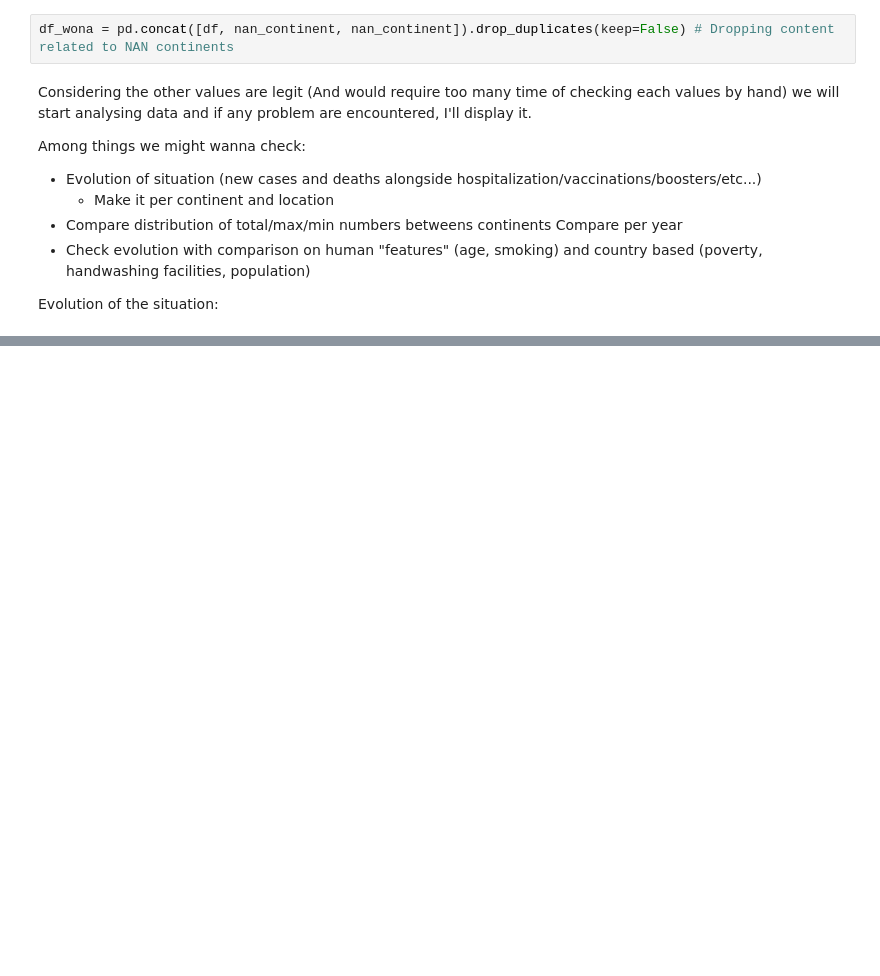
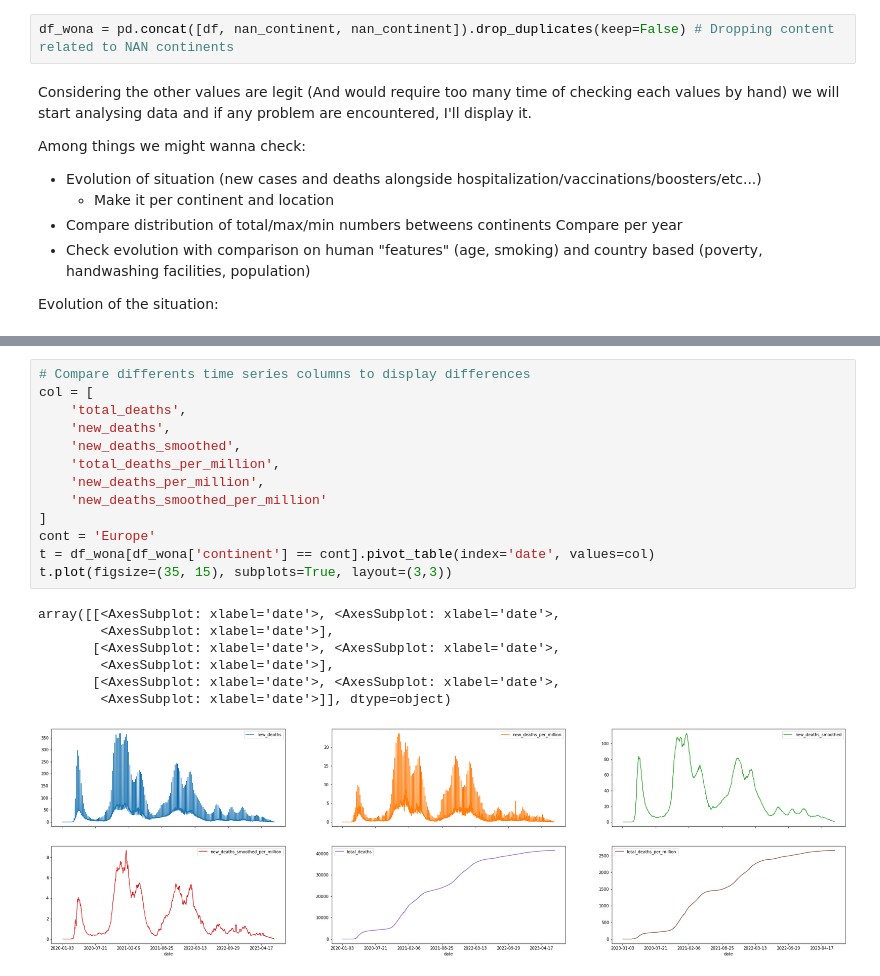
Before and after one commit to antoninchafiol/CoviEDA, a Jupyter notebook: notebook.ipynb, the cells around one changed output, grey strips where cells are left out. Drawn from its saved outputs; the diff is of its cells as text; blank space fills up the shorter version.

```diff
--- a/notebook.ipynb
+++ b/notebook.ipynb
@@ -201,0 +211,21 @@ By taking a quick glance at all plots, we can see difference between continent o
+# %%
+# Compare differents time series columns to display differences
+col = [
+    'total_deaths',
+    'new_deaths',
+    'new_deaths_smoothed',
+    'total_deaths_per_million',
+    'new_deaths_per_million',
+    'new_deaths_smoothed_per_million'
+]
+cont = 'Europe'
+t = df_wona[df_wona['continent'] == cont].pivot_table(index='date', values=col)
+t.plot(figsize=(35, 15), subplots=True, layout=(3,3))
+# %% [output]
+array([[<AxesSubplot: xlabel='date'>, <AxesSubplot: xlabel='date'>,
+        <AxesSubplot: xlabel='date'>],
+       [<AxesSubplot: xlabel='date'>, <AxesSubplot: xlabel='date'>,
+        <AxesSubplot: xlabel='date'>],
+       [<AxesSubplot: xlabel='date'>, <AxesSubplot: xlabel='date'>,
+        <AxesSubplot: xlabel='date'>]], dtype=object)
+[figure, added]
```
Also changed, not shown: parts of 13 cells of this notebook.
